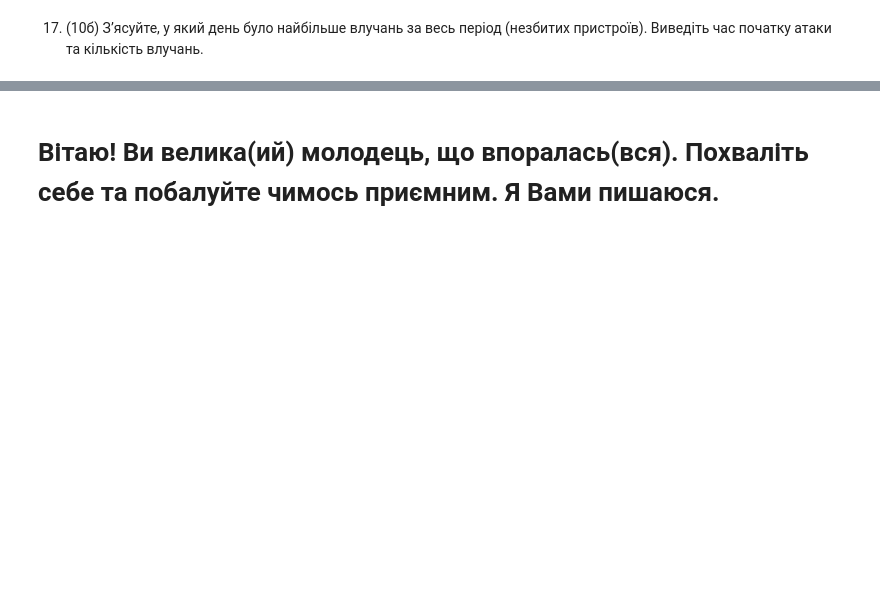
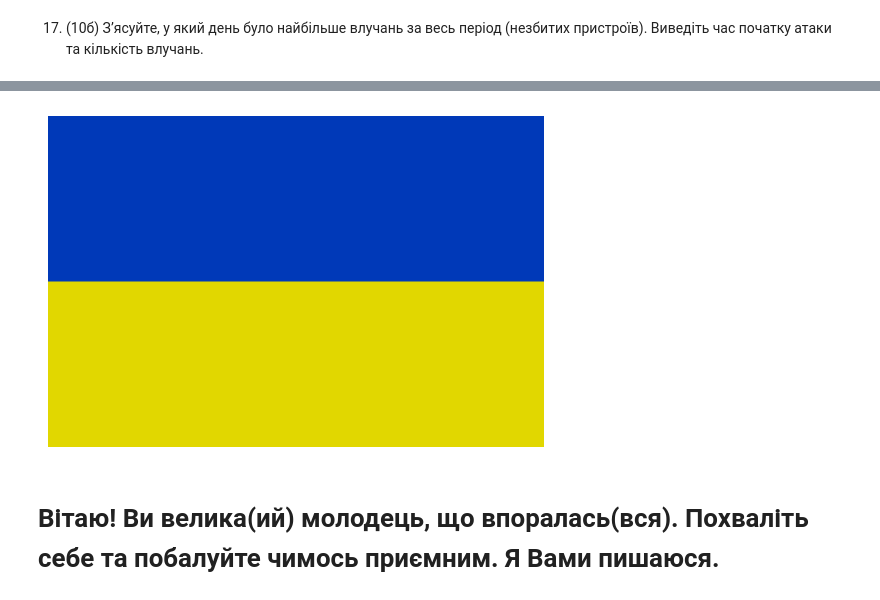
Before and after one commit to mineo71/OSHI, a Jupyter notebook: lab1/DM_practice_1_Rylsky_Oleh.ipynb, the cells around one changed output, grey strips where cells are left out. Drawn from its saved outputs; the diff is of its cells as text; code cells hidden in the pictures; blank space fills up the shorter version.

```diff
--- a/lab1/DM_practice_1.ipynb
+++ b/lab1/DM_practice_1_Rylsky_Oleh.ipynb
@@ -245,6 +424,24 @@ Name: count, dtype: int64
 ![текст посилання](https://drive.google.com/uc?id=1d9bT_fqbxCV7_b8c8Cbx2KEGVJUKenqh)
 
 ![текст посилання](https://drive.google.com/uc?id=16r2XB6MO-E9dltIqsbumtoIQhkRfsbZ_)
+# %%
+import matplotlib.pyplot as plt
+height = 480
+width = 720
+
+images = np.zeros((height,width,3), dtype=np.uint8)
+
+mid_pix = height // 2
+
+images[:mid_pix, :, :] = (0,57,184)
+
+images[mid_pix:, :, :] = (225, 215, 0)
+
+plt.imshow(images)
+plt.axis('off')
+plt.show()
+# %% [output]
+[figure, added]
 # %% [markdown]
 # Вітаю! Ви велика(ий) молодець, що впоралась(вся). Похваліть себе та побалуйте чимось приємним. Я Вами пишаюся.
 # %% [markdown]
```
Also changed, not shown: parts of 12 cells of this notebook, 2 other files.
